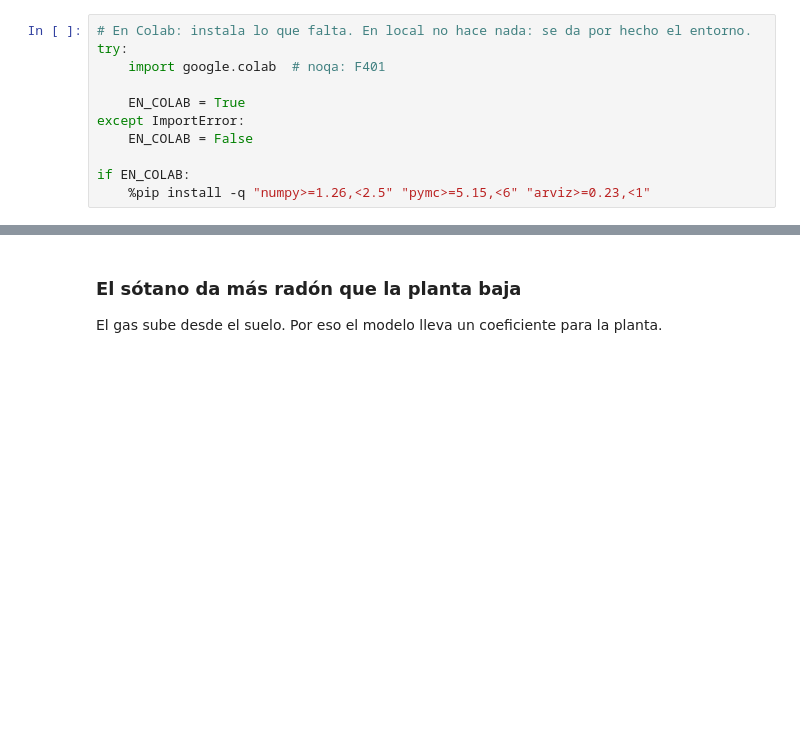
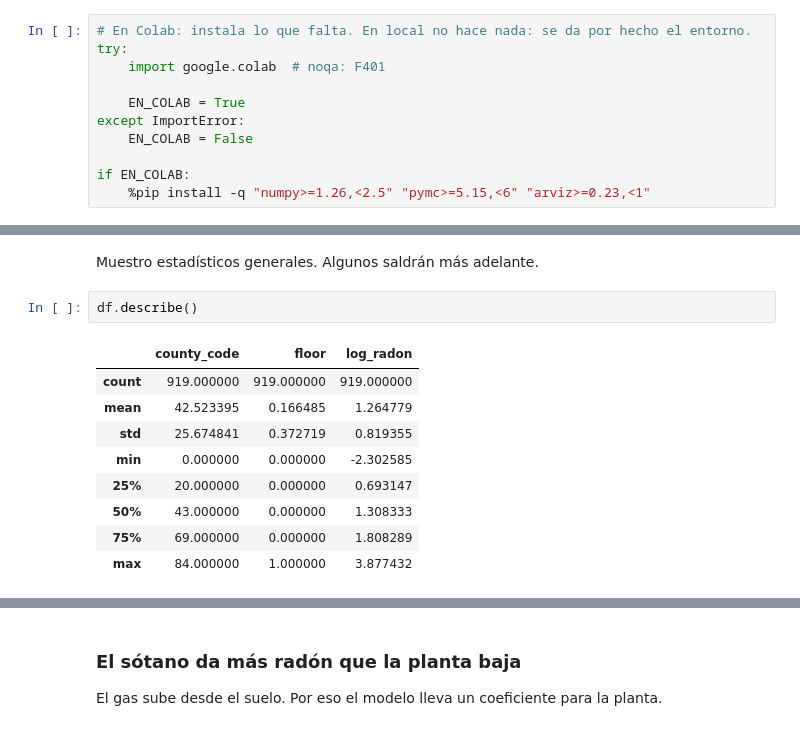
Before and after one commit to lhansa/seminar-bayes, a Jupyter notebook: notebooks/radon.ipynb, the cells around one changed output, grey strips where cells are left out. Saved outputs shown, nothing was run; the diff lists cells and outputs as text; blank space fills up the shorter version.

```diff
--- a/notebooks/radon.ipynb
+++ b/notebooks/radon.ipynb
@@ -90,0 +112,14 @@ df.head()
+# %% [markdown]
+Muestro estadísticos generales. Algunos saldrán más adelante.
+# %%
+df.describe()
+# %% [output]
+|  | county_code | floor | log_radon |
+| count | 919.000000 | 919.000000 | 919.000000 |
+| mean | 42.523395 | 0.166485 | 1.264779 |
+| std | 25.674841 | 0.372719 | 0.819355 |
+| min | 0.000000 | 0.000000 | -2.302585 |
+| 25% | 20.000000 | 0.000000 | 0.693147 |
+| 50% | 43.000000 | 0.000000 | 1.308333 |
+| 75% | 69.000000 | 0.000000 | 1.808289 |
+| max | 84.000000 | 1.000000 | 3.877432 |
```
Also changed, not shown: parts of 38 cells of this notebook.
